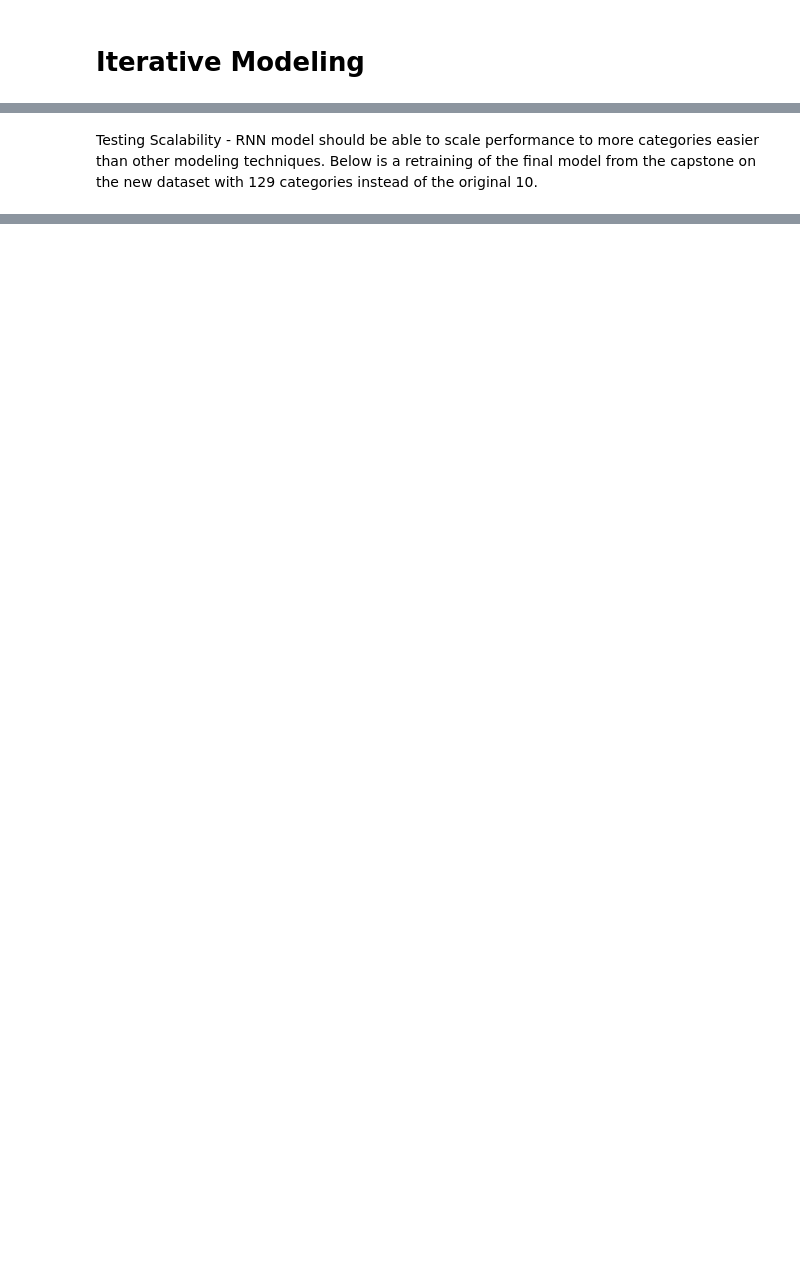
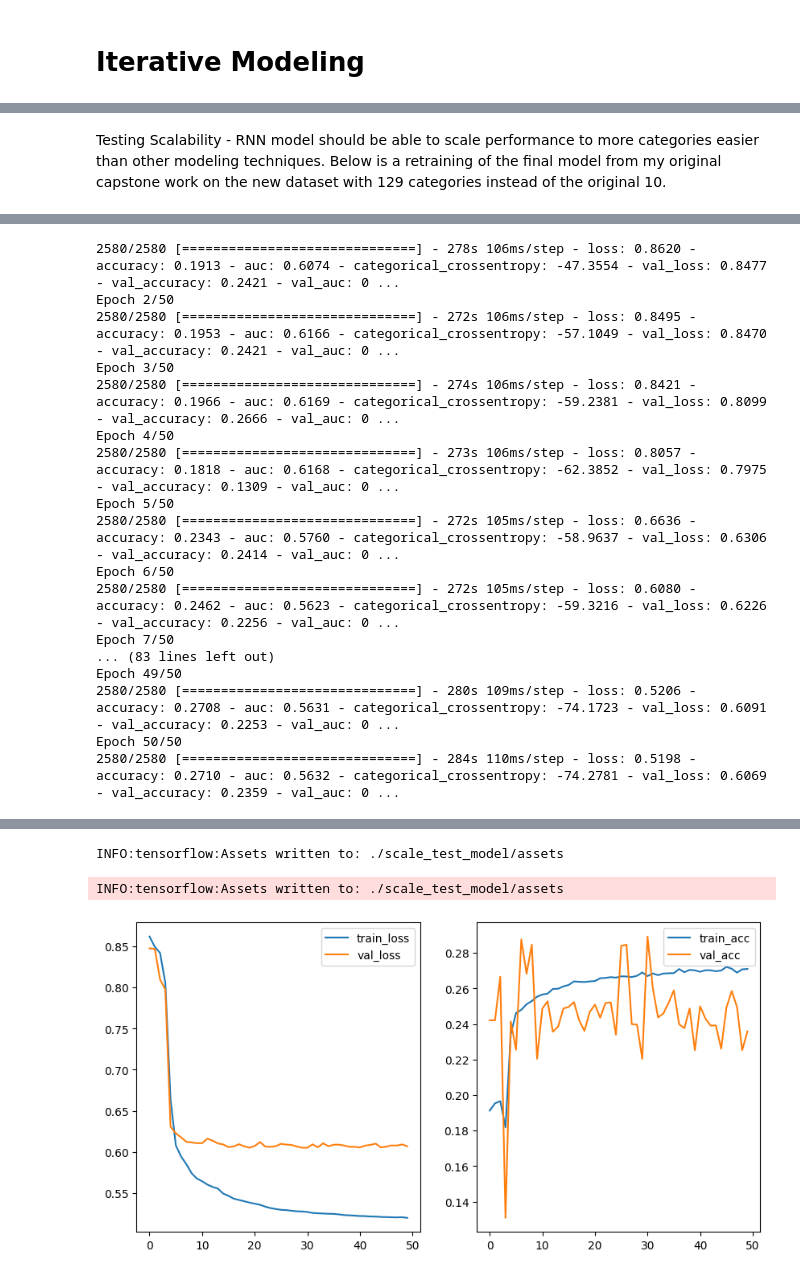
Before and after one commit to ek775/Capstone, a Jupyter notebook: Project Workbook Extended.ipynb, the cells around one changed output, grey strips where cells are left out. Cells and saved outputs as stored; diff of their text form; code cells hidden in the pictures; blank space fills up the shorter version.

Commit message:
benchmarking previous model on 129-class prediction

```diff
--- a/Project Workbook Extended.ipynb
+++ b/Project Workbook Extended.ipynb
@@ -229,5 +235,5 @@ encoder.adapt(np.array(train["abstract"]))
 # %% [markdown]
-Testing Scalability - RNN model should be able to scale performance to more categories easier than other modeling techniques. Below is a retraining of the final model from the capstone on the new dataset with 129 categories instead of the original 10.
+Testing Scalability - RNN model should be able to scale performance to more categories easier than other modeling techniques. Below is a retraining of the final model from my original capstone work on the new dataset with 129 categories instead of the original 10.
 # %%
 #scaling test model
 model7 = Sequential([
@@ -264,7 +270,7 @@ model7.compile(
 
 #fit the model
 print(model7.summary())
-NL7 = model7.fit(x=train["abstract"], y=train_target, epochs=25,
+NL7 = model7.fit(x=train["abstract"], y=train_target, epochs=50,
                      batch_size=32, validation_split=0.2)
 
 #save the 7th model
@@ -283,3 +289,4 @@ sns.lineplot(x=NL7.epoch, y=train_acc, ax=ax2, label='train_acc')
 
 sns.lineplot(x=NL7.epoch, y=val_loss, ax=ax1, label='val_loss')
 sns.lineplot(x=NL7.epoch, y=val_acc, ax=ax2, label='val_acc');
+# %% [output]
@@ -285,0 +310,17 @@ sns.lineplot(x=NL7.epoch, y=val_acc, ax=ax2, label='val_acc');
+2580/2580 [==============================] - 278s 106ms/step - loss: 0.8620 - accuracy: 0.1913 - auc: 0.6074 - categorical_crossentropy: -47.3554 - val_loss: 0.8477 - val_accuracy: 0.2421 - val_auc: 0 ...
+Epoch 2/50
+2580/2580 [==============================] - 272s 106ms/step - loss: 0.8495 - accuracy: 0.1953 - auc: 0.6166 - categorical_crossentropy: -57.1049 - val_loss: 0.8470 - val_accuracy: 0.2421 - val_auc: 0 ...
+Epoch 3/50
+2580/2580 [==============================] - 274s 106ms/step - loss: 0.8421 - accuracy: 0.1966 - auc: 0.6169 - categorical_crossentropy: -59.2381 - val_loss: 0.8099 - val_accuracy: 0.2666 - val_auc: 0 ...
+Epoch 4/50
+2580/2580 [==============================] - 273s 106ms/step - loss: 0.8057 - accuracy: 0.1818 - auc: 0.6168 - categorical_crossentropy: -62.3852 - val_loss: 0.7975 - val_accuracy: 0.1309 - val_auc: 0 ...
+Epoch 5/50
+2580/2580 [==============================] - 272s 105ms/step - loss: 0.6636 - accuracy: 0.2343 - auc: 0.5760 - categorical_crossentropy: -58.9637 - val_loss: 0.6306 - val_accuracy: 0.2414 - val_auc: 0 ...
+Epoch 6/50
+2580/2580 [==============================] - 272s 105ms/step - loss: 0.6080 - accuracy: 0.2462 - auc: 0.5623 - categorical_crossentropy: -59.3216 - val_loss: 0.6226 - val_accuracy: 0.2256 - val_auc: 0 ...
+Epoch 7/50
+... (83 lines left out)
+Epoch 49/50
+2580/2580 [==============================] - 280s 109ms/step - loss: 0.5206 - accuracy: 0.2708 - auc: 0.5631 - categorical_crossentropy: -74.1723 - val_loss: 0.6091 - val_accuracy: 0.2253 - val_auc: 0 ...
+Epoch 50/50
+2580/2580 [==============================] - 284s 110ms/step - loss: 0.5198 - accuracy: 0.2710 - auc: 0.5632 - categorical_crossentropy: -74.2781 - val_loss: 0.6069 - val_accuracy: 0.2359 - val_auc: 0 ...
@@ -285,0 +328,3 @@ sns.lineplot(x=NL7.epoch, y=val_acc, ax=ax2, label='val_acc');
+INFO:tensorflow:Assets written to: ./scale_test_model/assets
+INFO:tensorflow:Assets written to: ./scale_test_model/assets
+[figure, added]
```
Also changed, not shown: parts of 5 cells of this notebook.
